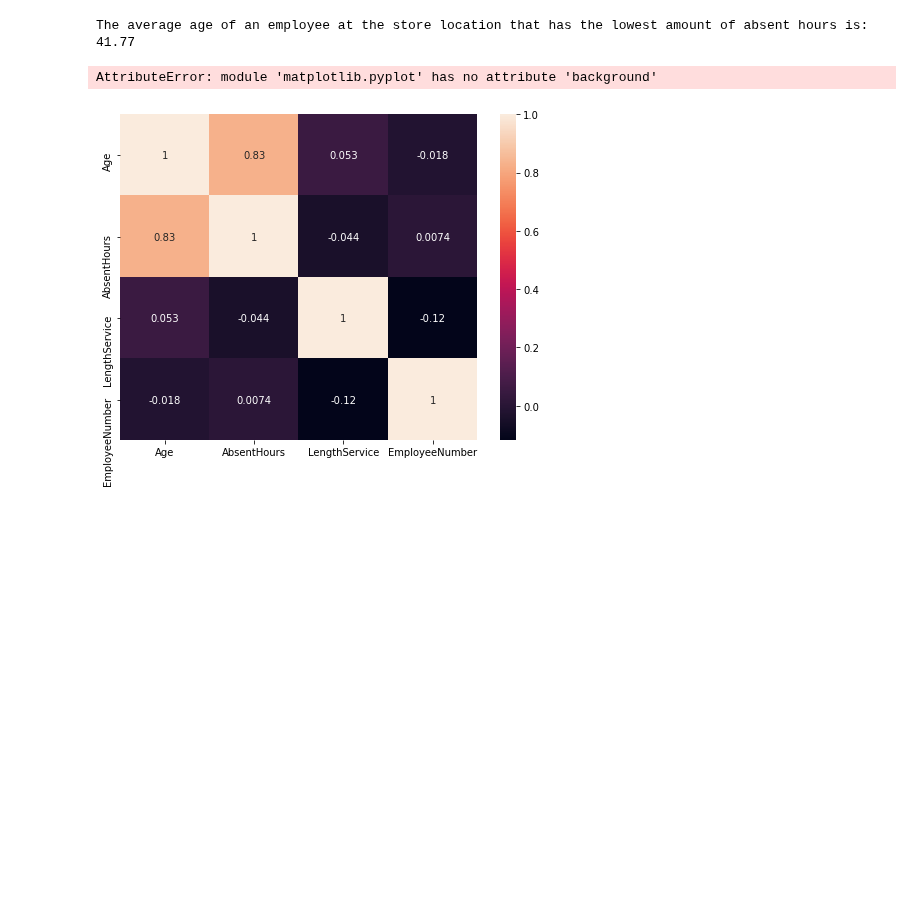
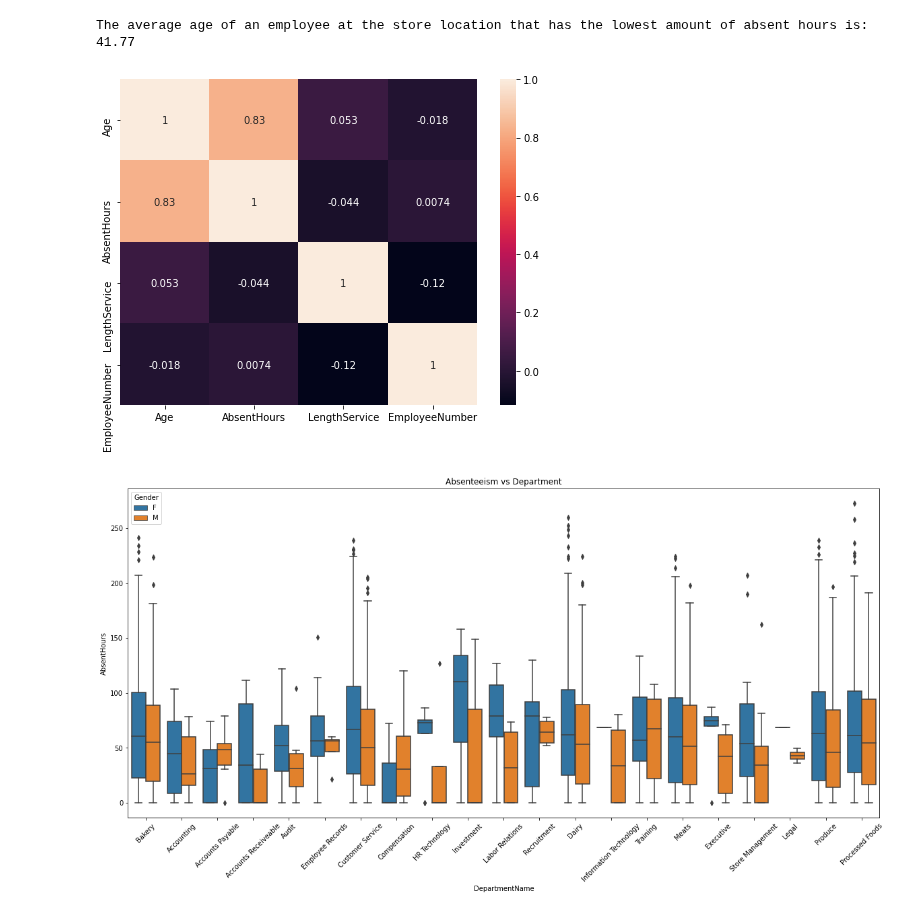
Before and after one commit to josephchancey/work-absenteeism, a Jupyter notebook: Notebooks/People_Analytics_Absenteeism.ipynb, the cells around one changed output. Drawn from its saved outputs; the diff is of its cells as text; code cells hidden in the pictures; blank space fills up the shorter version.

Commit message:
Add Seaborn boxplot

```diff
--- a/Notebooks/People_Analytics_Absenteeism.ipynb
+++ b/Notebooks/People_Analytics_Absenteeism.ipynb
@@ -131,18 +133,25 @@ print(f"The average age of an employee at the store location that has the lowest
 # %% [output]
 The average age of an employee at the store location that has the lowest amount of absent hours is: 41.77
 # %%
+# Heatmap of numerical values in dataset
 values_df = df[["Age", "LengthService", "AbsentHours"]]
 
 plt.figure(figsize=(8,6))
 values_df = df.corr()['Age'][:].sort_values(axis=0, ascending=False)
 
 values_df_cols = [x for x,corr in values_df.iteritems()]
-
+# Seaborn implementation
 sns.heatmap(df[values_df_cols].corr(), annot=True)
-
-plt.background("white")
-
+# Save figure
 plt.savefig('../Images/total_heatmap_correlation.png', bbox_inches='tight')
 # %% [output]
-AttributeError: module 'matplotlib.pyplot' has no attribute 'background'
 [figure]
+# %%
+plt.figure(figsize=(20, 9))
+sns.boxplot(x="DepartmentName", y="AbsentHours", hue="Gender", data=df)
+plt.xticks(rotation = 45)
+plt.title('Absenteeism vs Department')
+
+plt.savefig('../Images/absent_department_boxplot.png', bbox_inches='tight')
+# %% [output]
+[figure, added]
```
Also changed, not shown: parts of 2 cells of this notebook, 1 other file.
